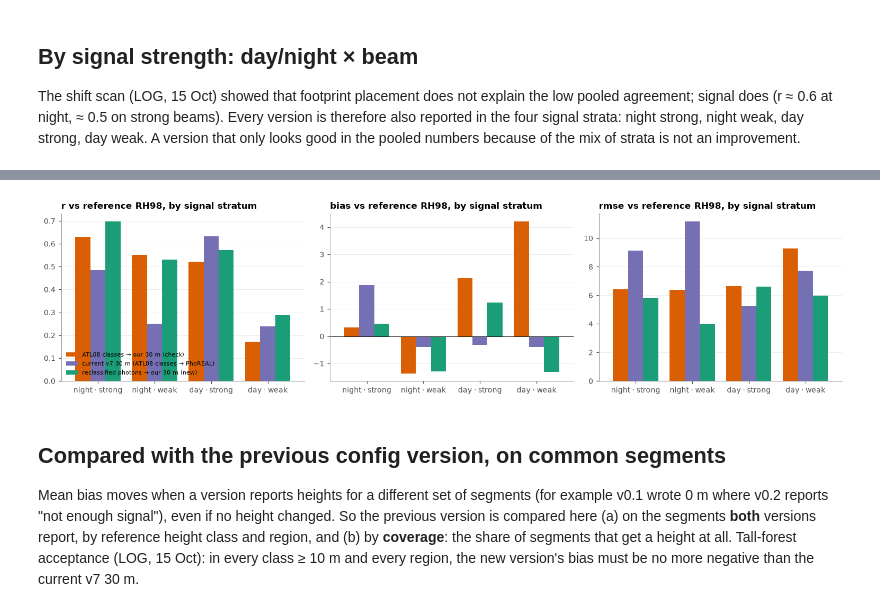
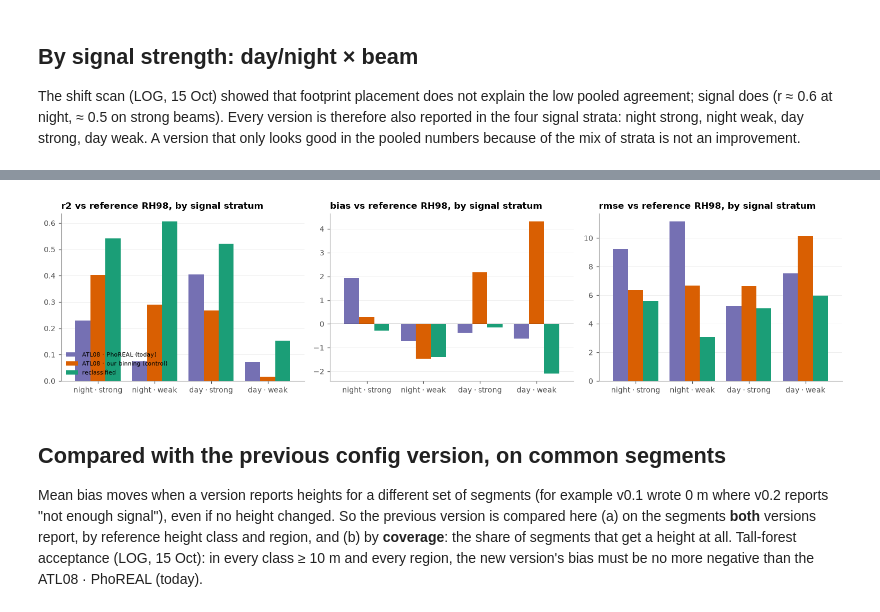
Before and after one commit to pahbs/circumpolar_boreal_trends, a Jupyter notebook: notebooks/atl03_reclass/05_height_validation_glihit.ipynb, the cells around one changed output, grey strips where cells are left out. Drawn from its saved outputs; the diff is of its cells as text; code cells hidden in the pictures.

```diff
--- a/notebooks/atl03_reclass/05_height_validation_glihit.ipynb
+++ b/notebooks/atl03_reclass/05_height_validation_glihit.ipynb
@@ -41,7 +44,7 @@ sys.path.insert(0, str(REPO / "lib"))
 import icesat2_photon_lib as ipl, reference_lib as ref, validation_lib as val, plot_style as ps
 ps.apply()   # shared figure style; vegetation-height colormap ps.HEIGHT_CMAP; ESRI Light Gray basemap ps.add_basemap
 
-cfg = ipl.load_config(REPO / "config" / "atl03_reclass_v0.2.yaml")   # profile auto: 'maap' on MAAP ADE, else 'adapt'
+cfg = ipl.load_config(REPO / "config" / "atl03_reclass_v0.6.yaml")   # profile auto: 'maap' on MAAP ADE, else 'adapt'
 WORK = Path(cfg["paths"]["work_dir"]); WORK.mkdir(parents=True, exist_ok=True)   # shared inputs: downloads, fetched photons, inventories
 RUN = WORK / "runs" / f"v{cfg['version']}"; RUN.mkdir(parents=True, exist_ok=True)   # everything that depends on the config version
 FIG = RUN / "figures"; FIG.mkdir(exist_ok=True)
@@ -113,6 +116,6 @@ for k, c in schemes.items():
     for p in (90, 95, 98, 100):
         d = val_all[[c, f"als_rh{p}"]].dropna()
         e = d[c] - d[f"als_rh{p}"]
-        rows.append({"scheme": k, "als": f"RH{p}", "n": len(d), "bias": e.mean(), "rmse": np.sqrt((e ** 2).mean()), "r": d.corr().iat[0, 1]})
-pd.DataFrame(rows).pivot(index="als", columns="scheme", values=["bias", "rmse", "r"]).round(2)
+        rows.append({"scheme": k, "als": f"RH{p}", "n": len(d), "bias": e.mean(), "rmse": np.sqrt((e ** 2).mean()), "r2": val.r_squared(d.iloc[:, 0], d.iloc[:, 1])})
+pd.DataFrame(rows).pivot(index="als", columns="scheme", values=["bias", "rmse", "r2"]).round(2)
 # %% [output]
@@ -215,16 +218,16 @@ for st, g in val_all.groupby("signal_stratum"):
     for k, c in schemes.items():
         d = g[[c, REF]].dropna(); e = d[c] - d[REF]
         rows.append({"stratum": st, "scheme": k, "n": len(d), "bias": e.mean(), "rmse": np.sqrt((e ** 2).mean()),
-                     "r": d.corr().iat[0, 1] if len(d) > 2 else np.nan})
+                     "r2": val.r_squared(d.iloc[:, 0], d.iloc[:, 1])})
 ts = pd.DataFrame(rows)
 ts.to_csv(OUT / "height_validation_by_signal.csv", index=False)
 fig, axes = plt.subplots(1, 3, figsize=(14, 3.6))
-for ax, m in zip(axes, ["r", "bias", "rmse"]):
+for ax, m in zip(axes, ["r2", "bias", "rmse"]):
     tt = ts.pivot(index="stratum", columns="scheme", values=m).reindex(order)
-    tt.plot.bar(ax=ax, color=[val.SCHEME_COLORS[c] for c in tt.columns], legend=(m == "r"), rot=0, width=0.8)
+    tt.plot.bar(ax=ax, color=[val.SCHEME_COLORS[c] for c in tt.columns], legend=(m == "r2"), rot=0, width=0.8)
     ax.axhline(0, c="k", lw=0.6); ax.set_title(f"{m} vs reference {REF.upper()[4:]}, by signal stratum"); ax.set_xlabel("")
     ax.grid(axis="x", visible=False)
 axes[0].legend(fontsize=7, loc="lower left")
 fig.tight_layout(); fig.savefig(FIG / "05_by_signal.png")
-ts.pivot_table(index="stratum", columns="scheme", values=["n", "r", "bias", "rmse"]).reindex(order).round(2)
+ts.pivot_table(index="stratum", columns="scheme", values=["n", "r2", "bias", "rmse"]).reindex(order).round(2)
 # %% [output]
@@ -238,4 +241,4 @@ ts.pivot_table(index="stratum", columns="scheme", values=["n", "r", "bias", "rms
-[figure, old version]
+[figure, new version]
 # %% [markdown]
 ## Compared with the previous config version, on common segments
 
@@ -243,5 +246,5 @@ Mean bias moves when a version reports heights for a different set of segments (
 "not enough signal"), even if no height changed. So the previous version is compared here (a) on the segments **both** versions
 report, by reference height class and region, and (b) by **coverage**: the share of segments that get a height at all.
 Tall-forest acceptance (LOG, 15 Oct): in every class ≥ 10 m and every region, the new version's bias must be no more negative
-than the current v7 30 m.
+than the ATL08 · PhoREAL (today).
 # %%
```
Also changed, not shown: parts of 10 cells of this notebook, 33 other files.
